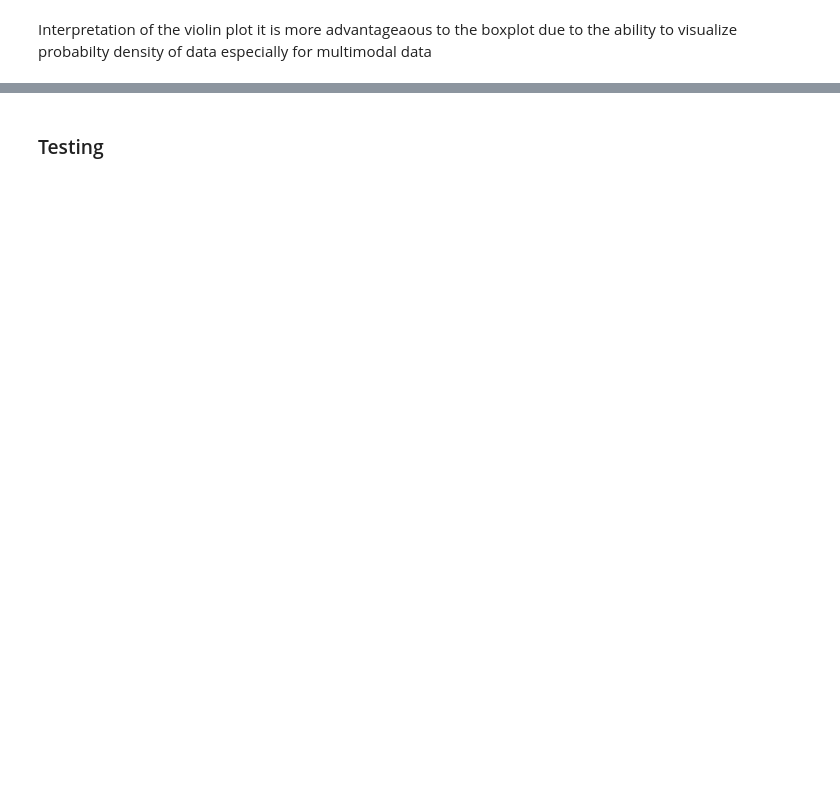
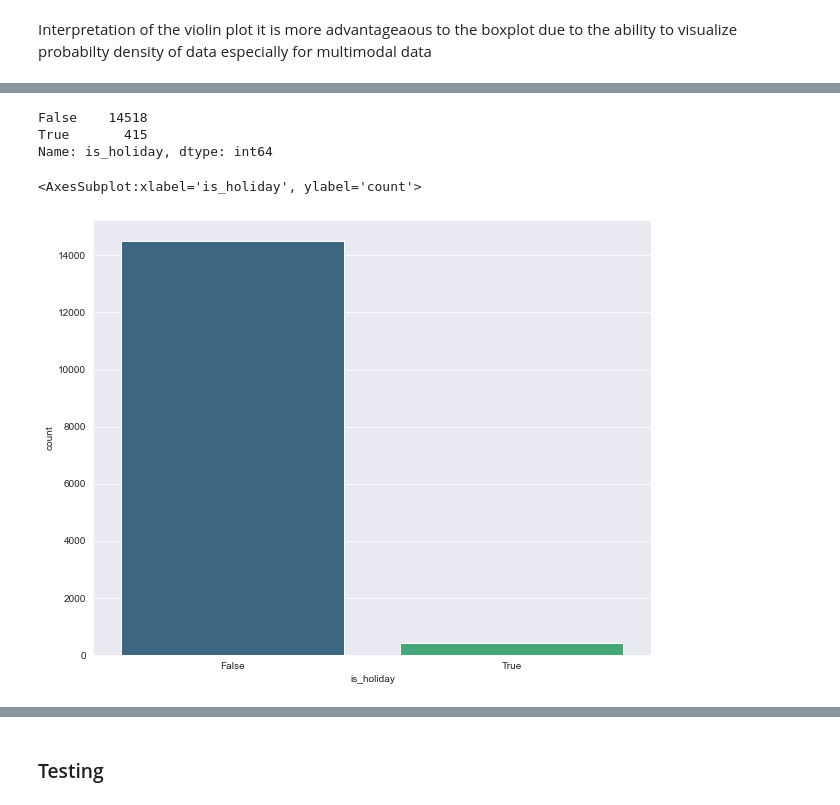
Before and after one commit to oscar066/bike, a Jupyter notebook: index.ipynb, the cells around one changed output, grey strips where cells are left out. Cells and saved outputs as stored; diff of their text form; code cells hidden in the pictures; blank space fills up the shorter version.

```diff
--- a/index.ipynb
+++ b/index.ipynb
@@ -298,0 +286,28 @@ visual_df.head()
+# %%
+
+# mapping the holiday
+visual_df['is_holiday'] = visual_df['is_holiday'].map({1:True,0:False})
+
+# mapping the working day
+visual_df['is_workingday'] = visual_df['is_workingday'].map({1:True,0:False})
+
+# mapping the season
+visual_df['season'] = visual_df['season'].map({1:'spring',2:'summer',3:'fall',4:'winter'})
+
+# mapping the weather condition
+visual_df['weather_condition'] = visual_df['weather_condition'].map({1:'Clear',2:'Mist',3:'Light Snow',4:'Heavy Rain'})
+
+# mapping the month
+visual_df['month'] = visual_df['month'].map({1:'Jan',2:'Feb',3:'Mar',4:'Apr',5:'May',6:'Jun',7:'Jul',8:'Aug',9:'Sep',10:'Oct',11:'Nov',12:'Dec'})
+
+# mapping the hour
+visual_df['hour'] = visual_df['hour'].map({0:'00:00',1:'01:00',2:'02:00',3:'03:00',4:'04:00',5:'05:00',6:'06:00',7:'07:00',8:'08:00',9:'09:00',10:'10:00',11:'11:00',12:'12:00',13:'13:00',14:'14:00',15:'15:00',16:'16:00',17:'17:00',18:'18:00',19:'19:00',20:'20:00',21:'21:00',22:'22:00',23:'23:00'})
+
+# mapping the weekday
+visual_df['weekday'] = visual_df['weekday'].map({0:'Sun',1:'Mon',2:'Tue',3:'Wed',4:'Thu',5:'Fri',6:'Sat'})
+
+# mapping the year
+visual_df['year'] = visual_df['year'].map({0:'2011',1:'2012'})
+
+# checking the change
+visual_df.head()
@@ -298,0 +321,12 @@ visual_df.head()
+# %%
+visual_df.is_holiday.value_counts()
+# %% [output]
+False    14518
+True       415
+Name: is_holiday, dtype: int64
+# %%
+fig ,ax = plt.subplots(figsize=(10,8))
+sns.countplot(data=visual_df, x='is_holiday',palette='viridis')
+# %% [output]
+<AxesSubplot:xlabel='is_holiday', ylabel='count'>
+[figure, added]
```
Also changed, not shown: parts of 71 cells of this notebook.
